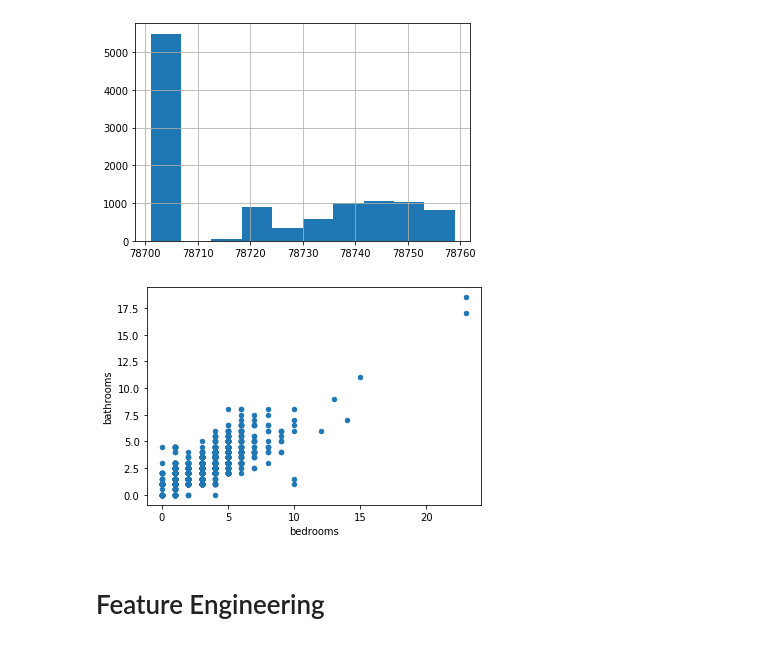
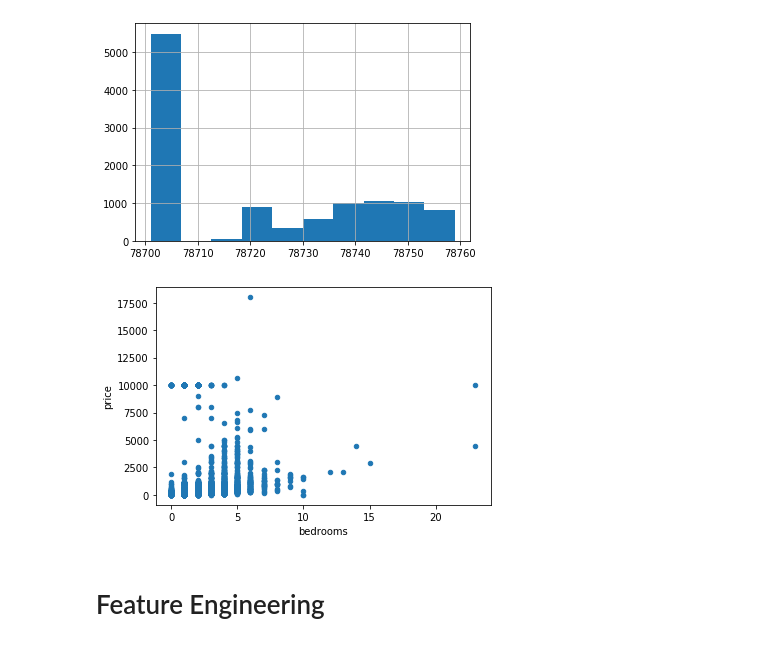
Before and after one commit to AirBnB-dream-team/DS, a Jupyter notebook: Exploration/Exploration.ipynb, the cells around one changed output. Saved outputs shown, nothing was run; the diff lists cells and outputs as text; code cells hidden in the pictures.

```diff
--- a/Exploration/Exploration.ipynb
+++ b/Exploration/Exploration.ipynb
@@ -107,3 +107,17 @@ bedrooms                  0
 bathrooms                 0
 neighbourhood_cleansed    0
 dtype: int64
+# %%
+# target value, price, is stored as strings and has some 0 values
+
+free_rentals = list(df[df['price'] == "$0.00"].index)
+
+df = df.drop(index=free_rentals)
+
+print(df.shape)
+# %%
+# convert to floats
+
+df['price'] = df['price'].apply(lambda p: float(p.strip('$').replace(",",'')))
+
+df['price'].describe()
@@ -122,6 +146,6 @@ df['neighbourhood_cleansed'].hist();
 # %% [output]
 [figure]
 # %%
-df.plot.scatter(x='bedrooms', y='bathrooms');
+df.plot.scatter(x='bedrooms', y='price');
 # %% [output]
-[figure, old version]
+[figure, new version]
```
Also changed, not shown: parts of 25 cells of this notebook.
